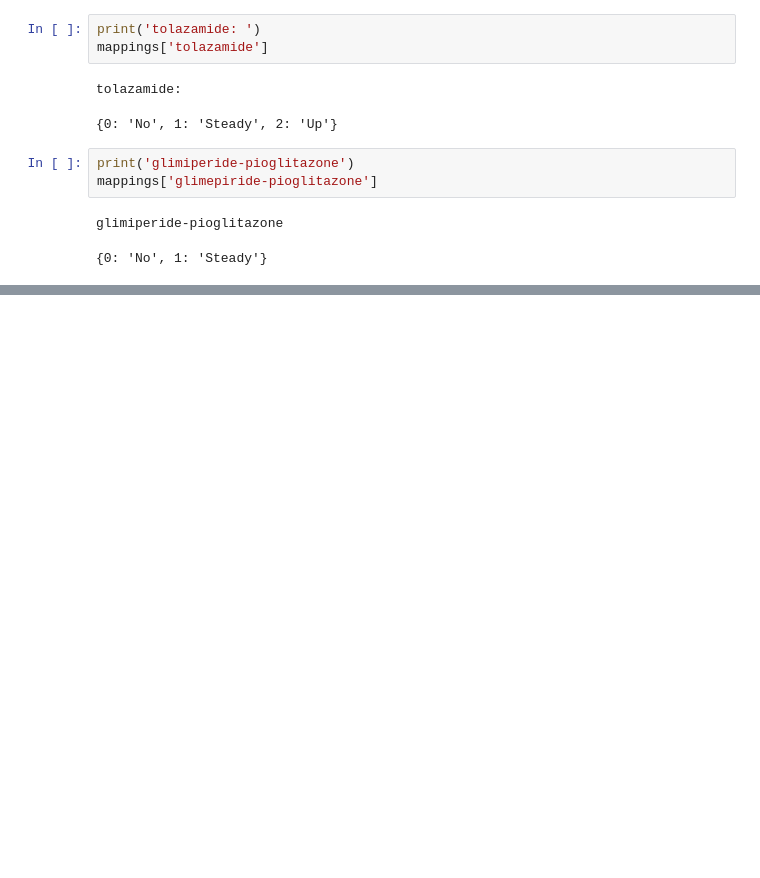
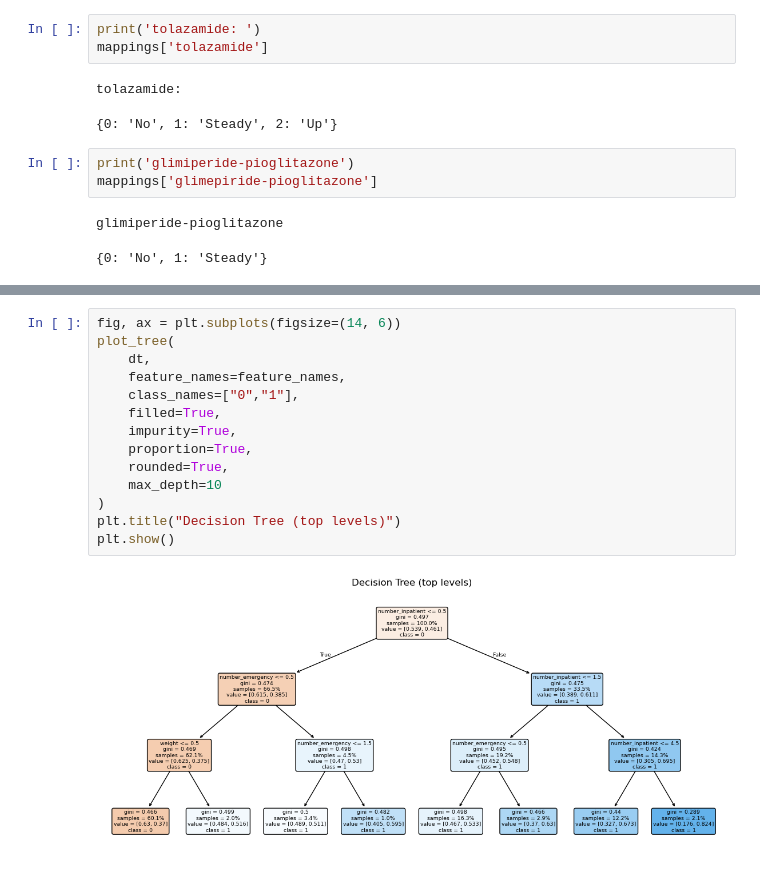
Before and after one commit to DylanSuniaga/CAP_3764_2025_Fall_Team_3, a Jupyter notebook: notebooks/main.ipynb, the cells around one changed output, grey strips where cells are left out. Drawn from its saved outputs; the diff is of its cells as text; blank space fills up the shorter version.

```diff
--- a/notebooks/main.ipynb
+++ b/notebooks/main.ipynb
@@ -157,0 +311,16 @@ glimiperide-pioglitazone
+# %%
+fig, ax = plt.subplots(figsize=(14, 6))
+plot_tree(
+    dt,
+    feature_names=feature_names,
+    class_names=["0","1"],
+    filled=True,
+    impurity=True,
+    proportion=True,
+    rounded=True,
+    max_depth=10
+)
+plt.title("Decision Tree (top levels)")
+plt.show()
+# %% [output]
+[figure, added]
```
Also changed, not shown: parts of 17 cells of this notebook, 4 other files.
